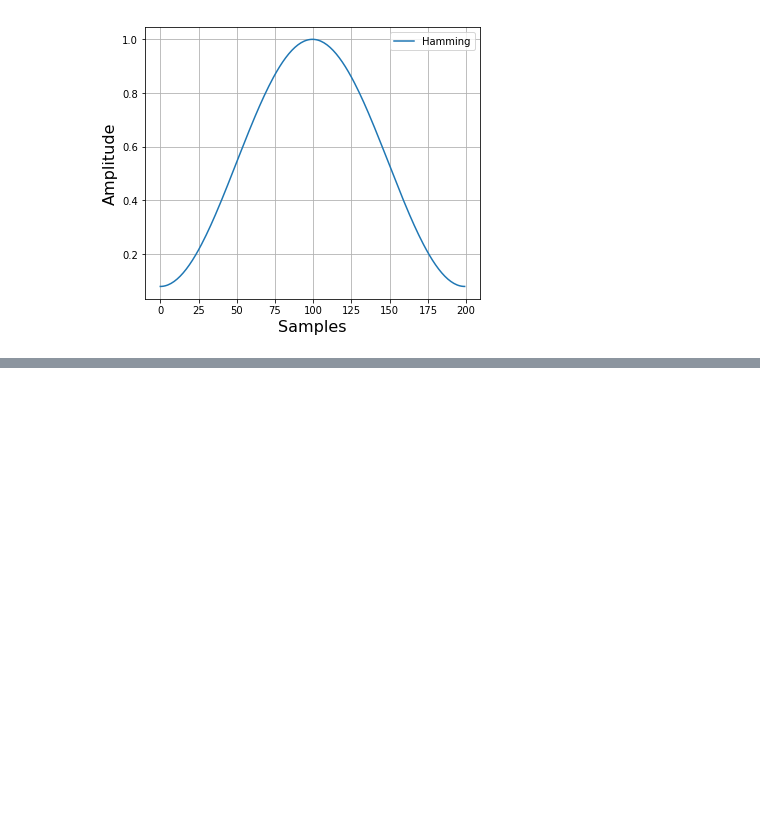
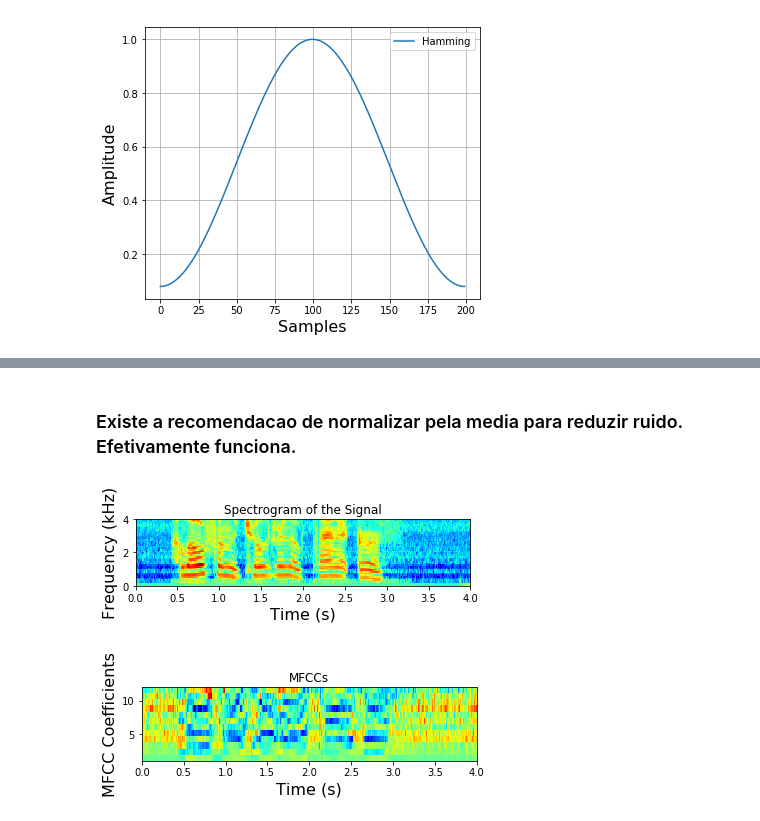
Before and after one commit to leokaplan/inf2608, a Jupyter notebook: T2.ipynb, the cells around one changed output, grey strips where cells are left out. Cells and saved outputs as stored; diff of their text form; code cells hidden in the pictures; blank space fills up the shorter version.

```diff
--- a/T2.ipynb
+++ b/T2.ipynb
@@ -165,6 +198,12 @@ filter_banks -= (np.mean(filter_banks, axis=0) + 1e-8)
+# %% [markdown]
+### Existe a recomendacao de normalizar pela media para reduzir ruido. Efetivamente funciona.
 # %%
-plot_spectrogram(filter_banks)
+filter_banks -= (np.mean(filter_banks, axis=0) + 1e-8)
+plot_spectrogram(filter_banks,time)
 mfcc -= (np.mean(mfcc, axis=0) + 1e-8)
 np.shape(mfcc)
 fig, ax = plt.subplots()
-plot_mfcc(num_ceps, mfcc)
+plot_mfcc(12, mfcc,time)
+# %% [output]
+[figure, added]
+[figure, added]
```
Also changed, not shown: parts of 20 cells of this notebook, 47 other files.
